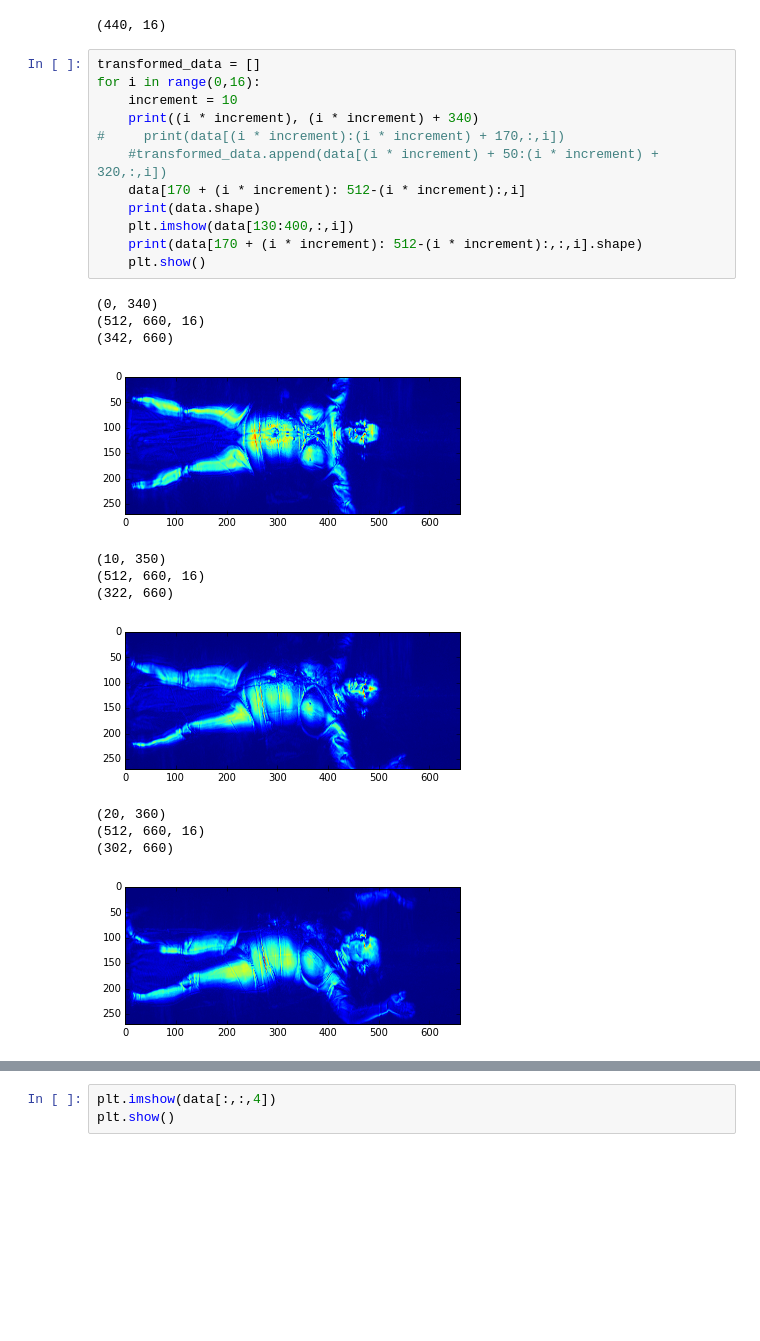
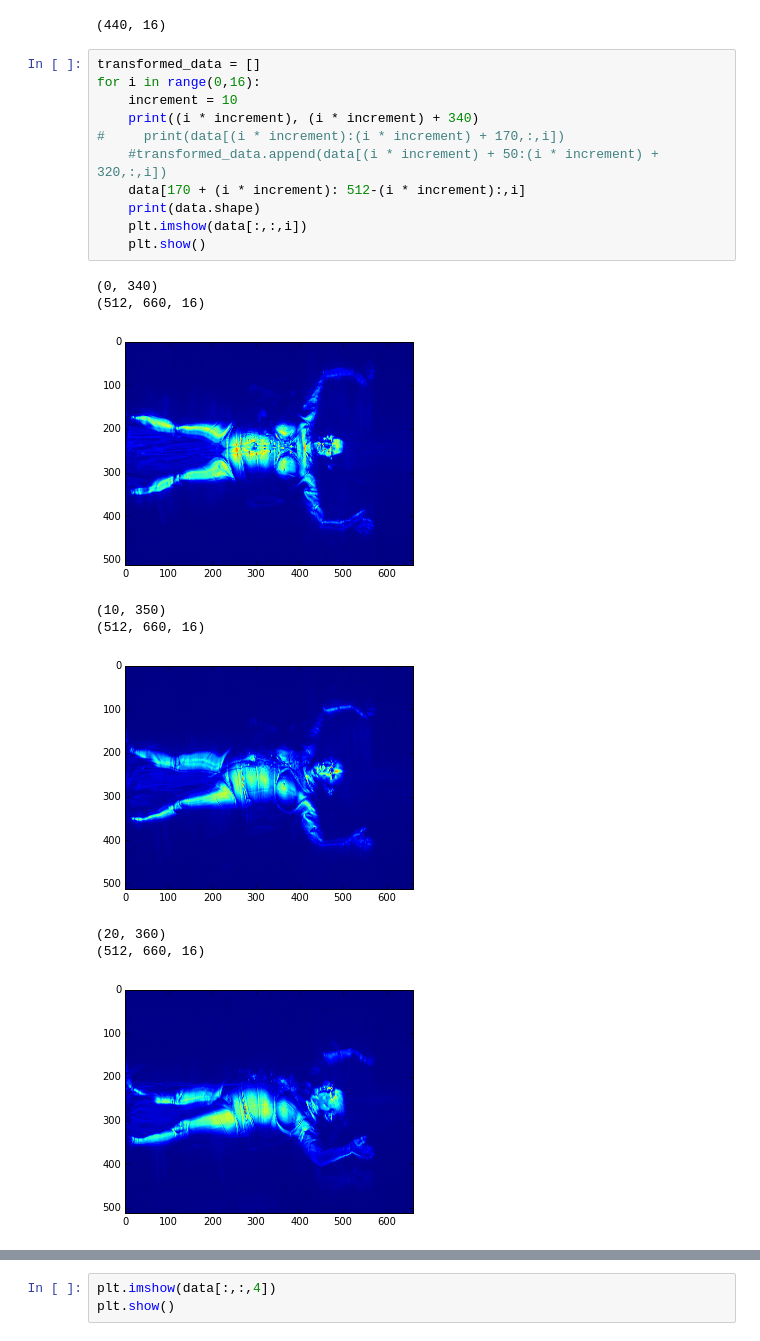
Before and after one commit to codybraun/tsa, a Jupyter notebook: images.ipynb, the cells around one changed output, grey strips where cells are left out. Saved outputs shown, nothing was run; the diff lists cells and outputs as text; blank space fills up the shorter version.

```diff
--- a/images.ipynb
+++ b/images.ipynb
@@ -170,27 +170,23 @@ q[0].shape
 # %%
 transformed_data = []
 for i in range(0,16):
     increment = 10
     print((i * increment), (i * increment) + 340)
 #     print(data[(i * increment):(i * increment) + 170,:,i])
     #transformed_data.append(data[(i * increment) + 50:(i * increment) + 320,:,i])
     data[170 + (i * increment): 512-(i * increment):,i]
     print(data.shape)
-    plt.imshow(data[130:400,:,i])
-    print(data[170 + (i * increment): 512-(i * increment):,:,i].shape)
+    plt.imshow(data[:,:,i])
     plt.show()
 # %% [output]
 (0, 340)
 (512, 660, 16)
-(342, 660)
-[figure, old version]
+[figure, new version]
 (10, 350)
 (512, 660, 16)
-(322, 660)
-[figure, old version]
+[figure, new version]
 (20, 360)
 (512, 660, 16)
-(302, 660)
-[figure, old version]
+[figure, new version]
 (30, 370)
 (512, 660, 16)
```
Also changed, not shown: parts of 2 cells of this notebook, 8 other files.
